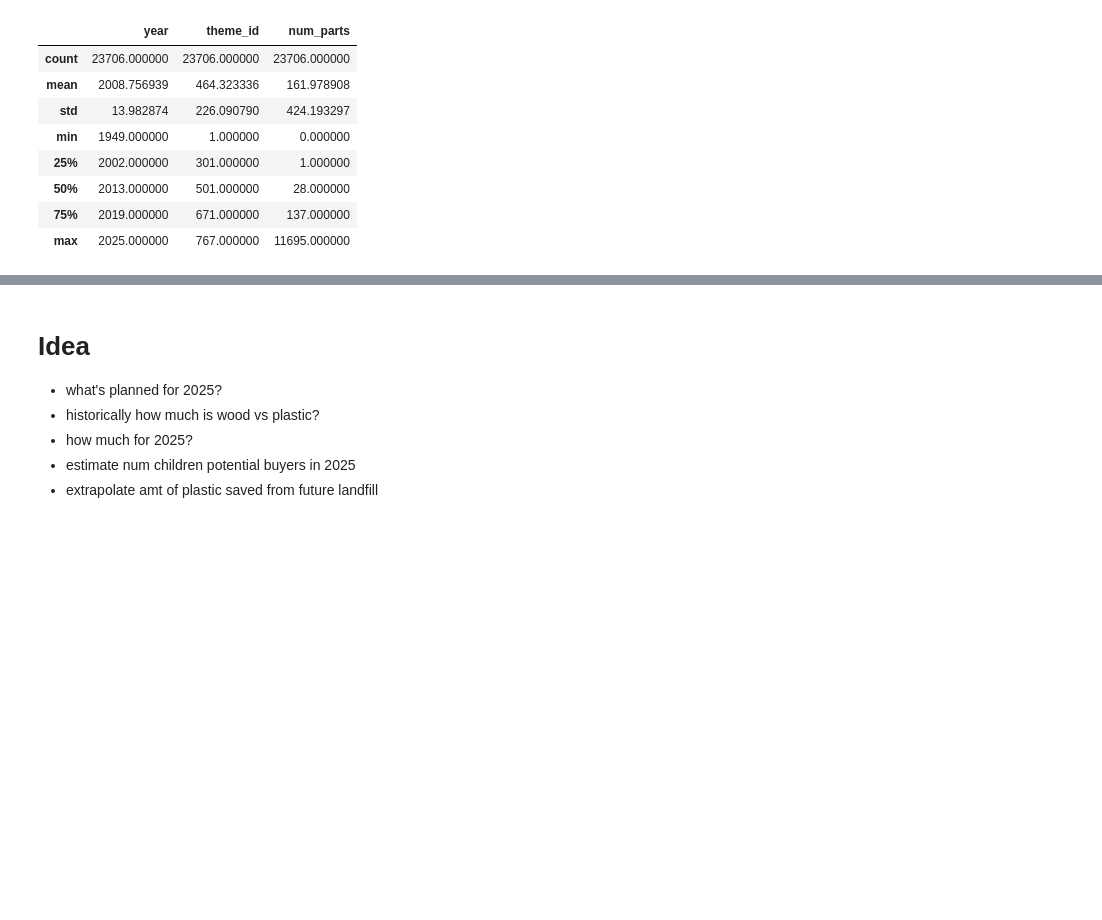
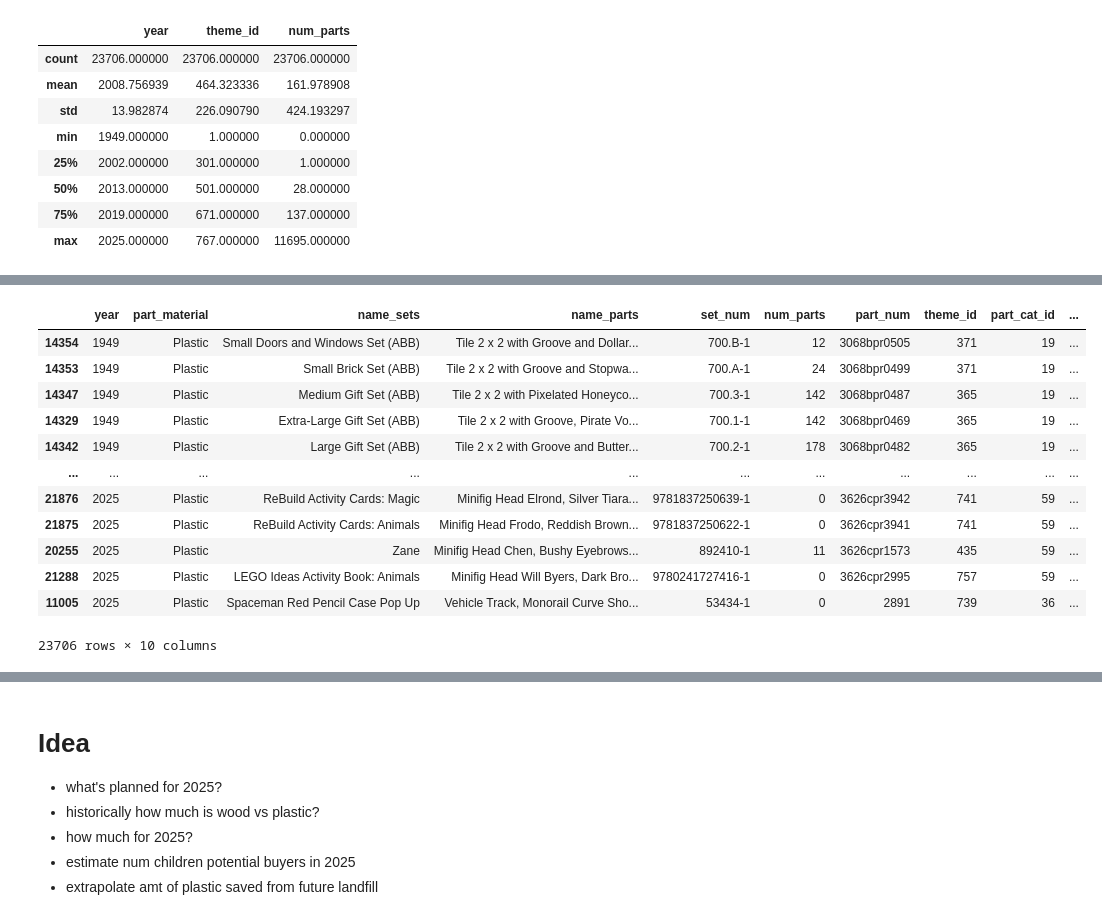
Before and after one commit to slp22/portfolio, a Jupyter notebook: lego_eda.ipynb, the cells around one changed output, grey strips where cells are left out. Saved outputs shown, nothing was run; the diff lists cells and outputs as text; code cells hidden in the pictures; blank space fills up the shorter version.

```diff
--- a/lego_eda.ipynb
+++ b/lego_eda.ipynb
@@ -273,2 +211,20 @@ sets_parts
+# %%
+# df.sort_values(by=['col1'])
+
+sets_parts.sort_values(by=['year'])
+# %% [output]
+|  | year | part_material | name_sets | name_parts | set_num | num_parts | part_num | theme_id | part_cat_id | ... |
+| 14354 | 1949 | Plastic | Small Doors and Windows Set (ABB) | Tile 2 x 2 with Groove and Dollar... | 700.B-1 | 12 | 3068bpr0505 | 371 | 19 | ... |
+| 14353 | 1949 | Plastic | Small Brick Set (ABB) | Tile 2 x 2 with Groove and Stopwa... | 700.A-1 | 24 | 3068bpr0499 | 371 | 19 | ... |
+| 14347 | 1949 | Plastic | Medium Gift Set (ABB) | Tile 2 x 2 with Pixelated Honeyco... | 700.3-1 | 142 | 3068bpr0487 | 365 | 19 | ... |
+| 14329 | 1949 | Plastic | Extra-Large Gift Set (ABB) | Tile 2 x 2 with Groove, Pirate Vo... | 700.1-1 | 142 | 3068bpr0469 | 365 | 19 | ... |
+| 14342 | 1949 | Plastic | Large Gift Set (ABB) | Tile 2 x 2 with Groove and Butter... | 700.2-1 | 178 | 3068bpr0482 | 365 | 19 | ... |
+| ... | ... | ... | ... | ... | ... | ... | ... | ... | ... | ... |
+| 21876 | 2025 | Plastic | ReBuild Activity Cards: Magic | Minifig Head Elrond, Silver Tiara... | 9781837250639-1 | 0 | 3626cpr3942 | 741 | 59 | ... |
+| 21875 | 2025 | Plastic | ReBuild Activity Cards: Animals | Minifig Head Frodo, Reddish Brown... | 9781837250622-1 | 0 | 3626cpr3941 | 741 | 59 | ... |
+| 20255 | 2025 | Plastic | Zane | Minifig Head Chen, Bushy Eyebrows... | 892410-1 | 11 | 3626cpr1573 | 435 | 59 | ... |
+| 21288 | 2025 | Plastic | LEGO Ideas Activity Book: Animals | Minifig Head Will Byers, Dark Bro... | 9780241727416-1 | 0 | 3626cpr2995 | 757 | 59 | ... |
+| 11005 | 2025 | Plastic | Spaceman Red Pencil Case Pop Up | Vehicle Track, Monorail Curve Sho... | 53434-1 | 0 | 2891 | 739 | 36 | ... |
+23706 rows × 10 columns
 # %%
 # what were the first materials? when did materials change?
```
Also changed, not shown: parts of 26 cells of this notebook.
